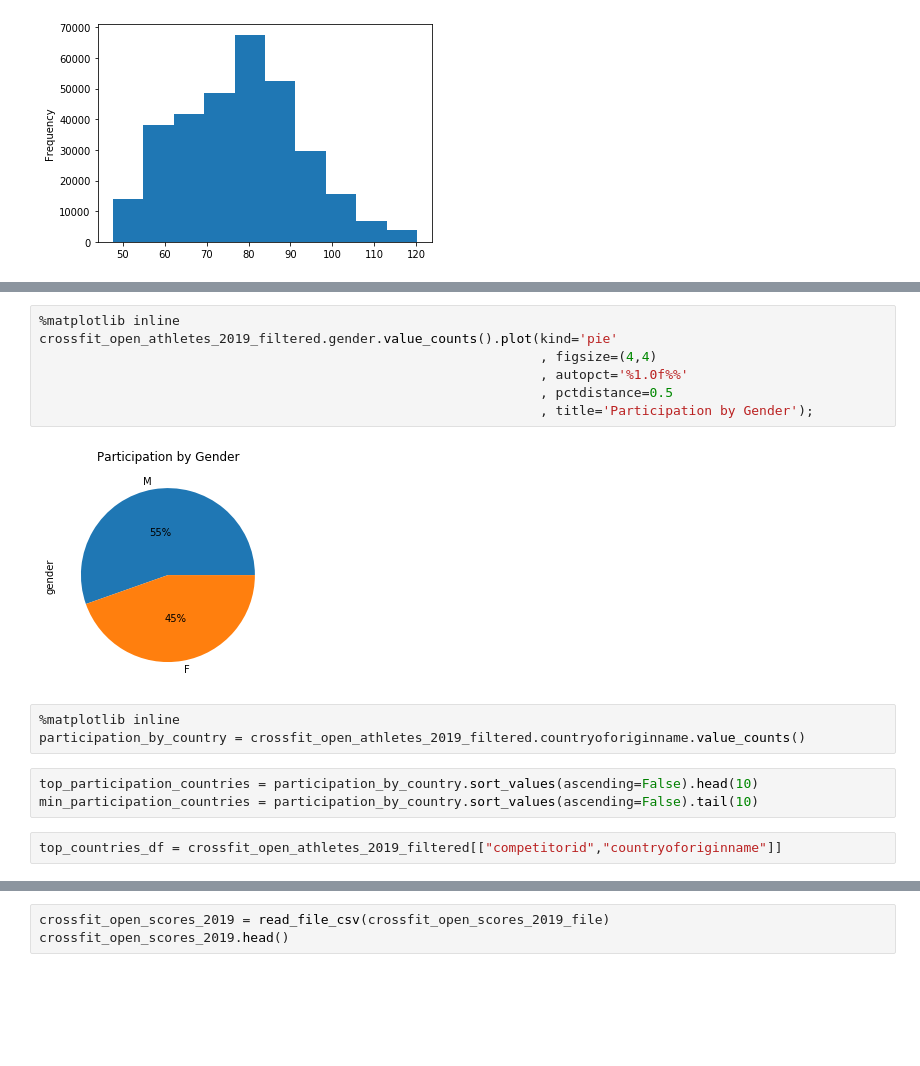
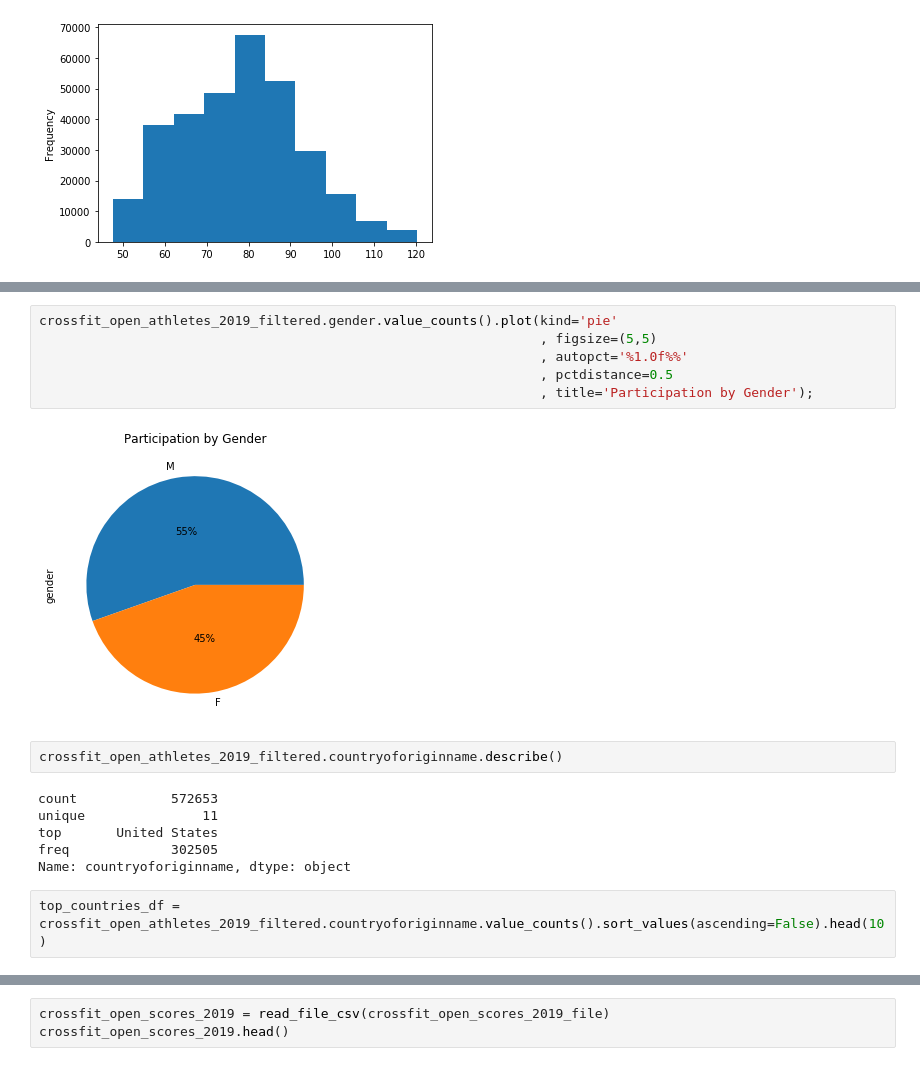
Before and after one commit to Pabsm94/DataScientist_Nanodegree_Udacity, a Jupyter notebook: [DS Nanodegree] - Project 1.ipynb, the cells around one changed output, grey strips where cells are left out. Cells and saved outputs as stored; diff of their text form; blank space fills up the shorter version.

```diff
--- a/[DS Nanodegree] - Project 1.ipynb
+++ b/[DS Nanodegree] - Project 1.ipynb
@@ -149,17 +166,18 @@ total_number_of_athletes_2019
 # %%
-%matplotlib inline
 crossfit_open_athletes_2019_filtered.gender.value_counts().plot(kind='pie'
-                                                                , figsize=(4,4)
+                                                                , figsize=(5,5)
                                                                 , autopct='%1.0f%%'
                                                                 , pctdistance=0.5
                                                                 , title='Participation by Gender');
 # %% [output]
-[figure, old version]
+[figure, new version]
-# %%
-%matplotlib inline
-participation_by_country = crossfit_open_athletes_2019_filtered.countryoforiginname.value_counts()
-# %%
-top_participation_countries = participation_by_country.sort_values(ascending=False).head(10)
-min_participation_countries = participation_by_country.sort_values(ascending=False).tail(10)
+# %%
+crossfit_open_athletes_2019_filtered.countryoforiginname.describe()
+# %% [output]
+count            572653
+unique               11
+top       United States
+freq             302505
+Name: countryoforiginname, dtype: object
 # %%
-top_countries_df = crossfit_open_athletes_2019_filtered[["competitorid","countryoforiginname"]]
+top_countries_df = crossfit_open_athletes_2019_filtered.countryoforiginname.value_counts().sort_values(ascending=False).head(10)
```
Also changed, not shown: parts of 22 cells of this notebook.
